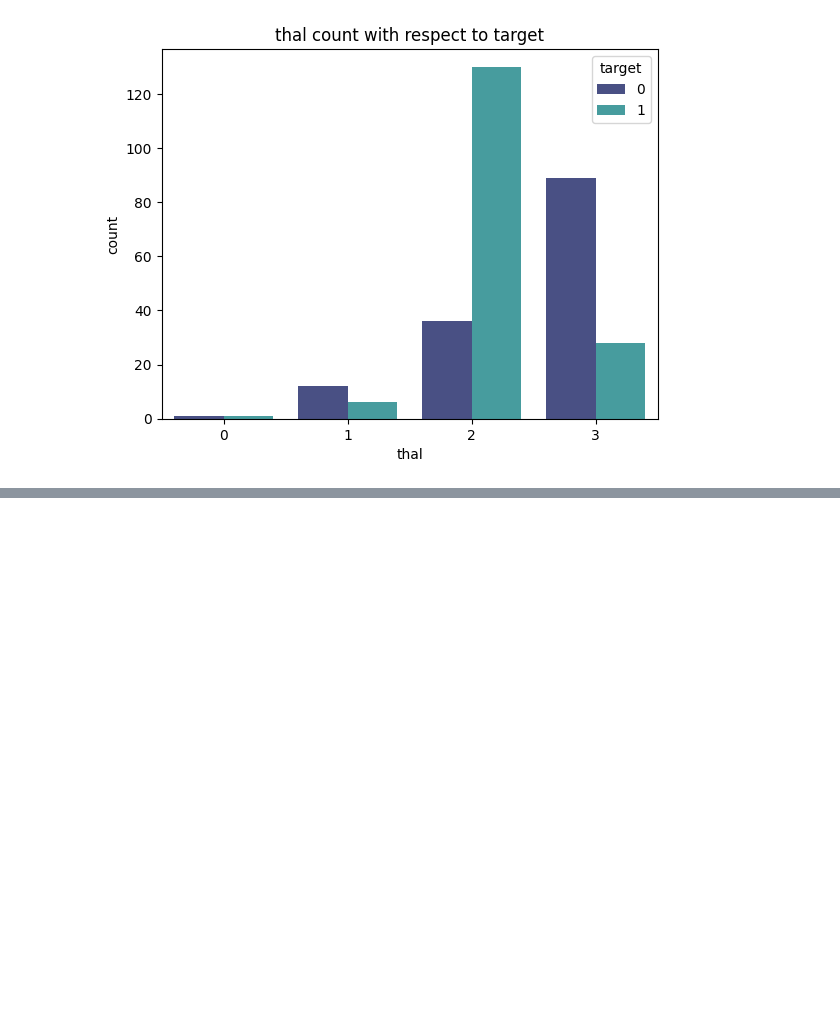
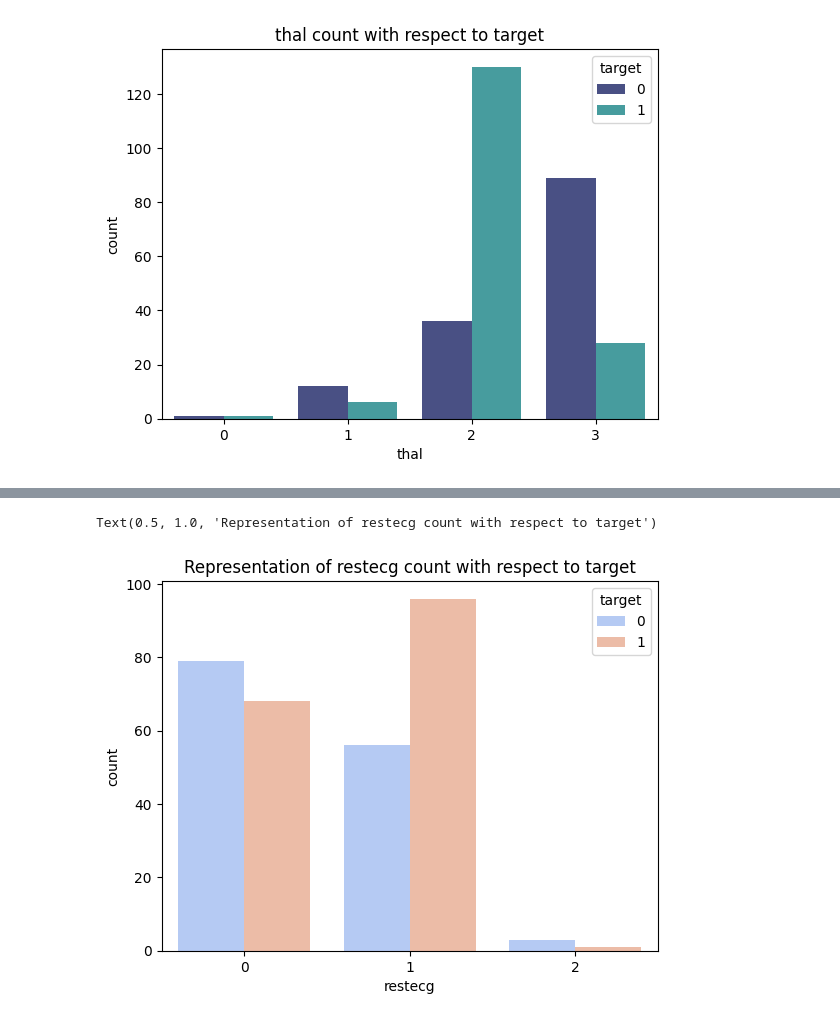
Before and after one commit to saiprasaad/Heart-Disease-Prediction, a Jupyter notebook: Project.ipynb, the cells around one changed output, grey strips where cells are left out. Saved outputs shown, nothing was run; the diff lists cells and outputs as text; code cells hidden in the pictures; blank space fills up the shorter version.

```diff
--- a/Project.ipynb
+++ b/Project.ipynb
@@ -230,0 +245,7 @@ Text(0.5, 1.0, 'thal count with respect to target')
+# %%
+# Representation of restecg count
+sns.countplot(x="restecg", hue="target", data=df, palette="coolwarm")
+plt.title("Representation of restecg count with respect to target")
+# %% [output]
+Text(0.5, 1.0, 'Representation of restecg count with respect to target')
+[figure, added]
```
Also changed, not shown: parts of 15 cells of this notebook.
